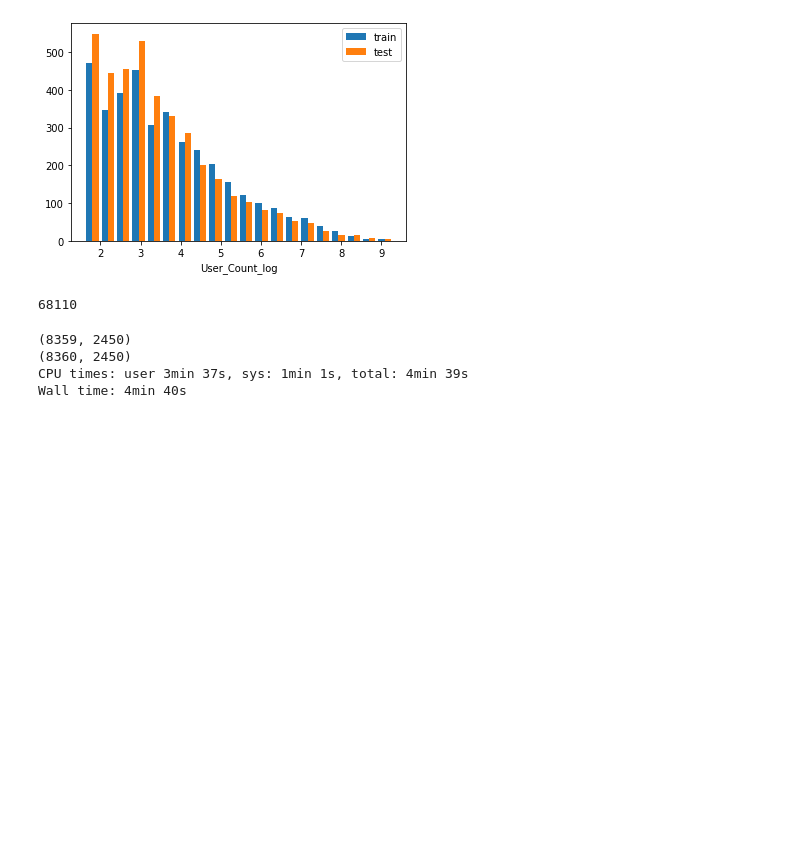
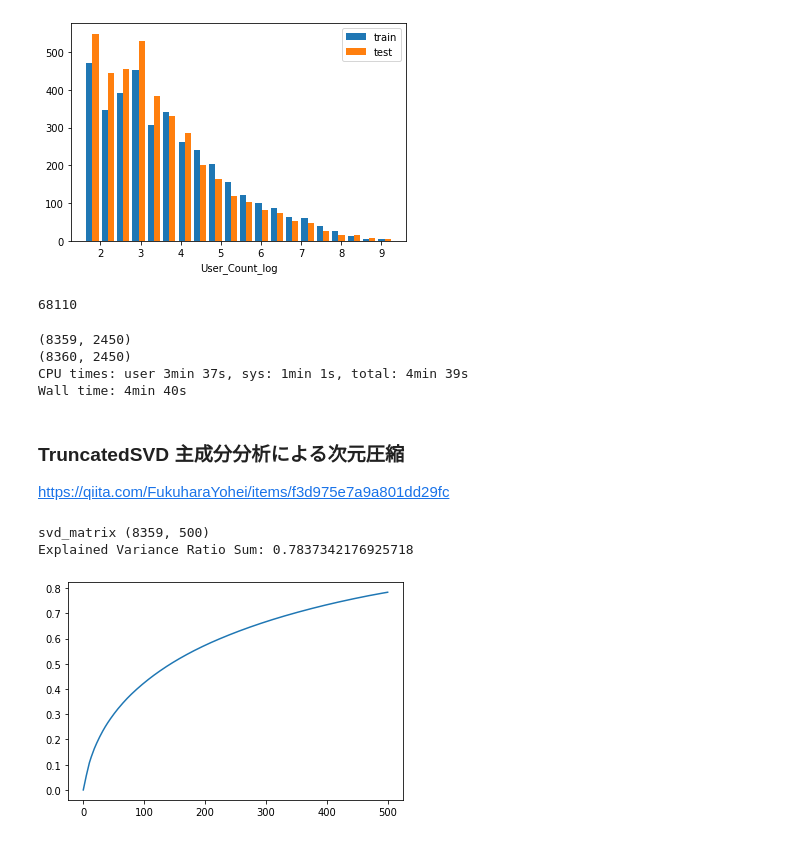
Before and after one commit to yumehara/atmacup8, a Jupyter notebook: notebook/EDA.ipynb, the cells around one changed output. Drawn from its saved outputs; the diff is of its cells as text; code cells hidden in the pictures; blank space fills up the shorter version.

```diff
--- a/notebook/EDA.ipynb
+++ b/notebook/EDA.ipynb
@@ -250,0 +253,22 @@ test_pivot.to_feather('../inputs/test_word.f')
+# %% [markdown]
+### TruncatedSVD 主成分分析による次元圧縮
+https://qiita.com/FukuharaYohei/items/f3d975e7a9a801dd29fc
+# %%
+%%time
+tr = train_pivot.drop(columns=['Name']).fillna(0)
+tr = tr.astype(int)
+
+# 次元圧縮
+svd = TruncatedSVD(500)
+svd_matrix = svd.fit_transform(tr)
+
+print('svd_matrix',svd_matrix.shape)
+print('Explained Variance Ratio Sum:', svd.explained_variance_ratio_.sum())
+ev_ratio = svd.explained_variance_ratio_
+ev_ratio = np.hstack([0,ev_ratio.cumsum()])
+plt.plot(ev_ratio)
+plt.show()
+# %% [output]
+svd_matrix (8359, 500)
+Explained Variance Ratio Sum: 0.7837342176925718
+[figure, added]
```
Also changed, not shown: parts of 3 cells of this notebook, 2 other files.
